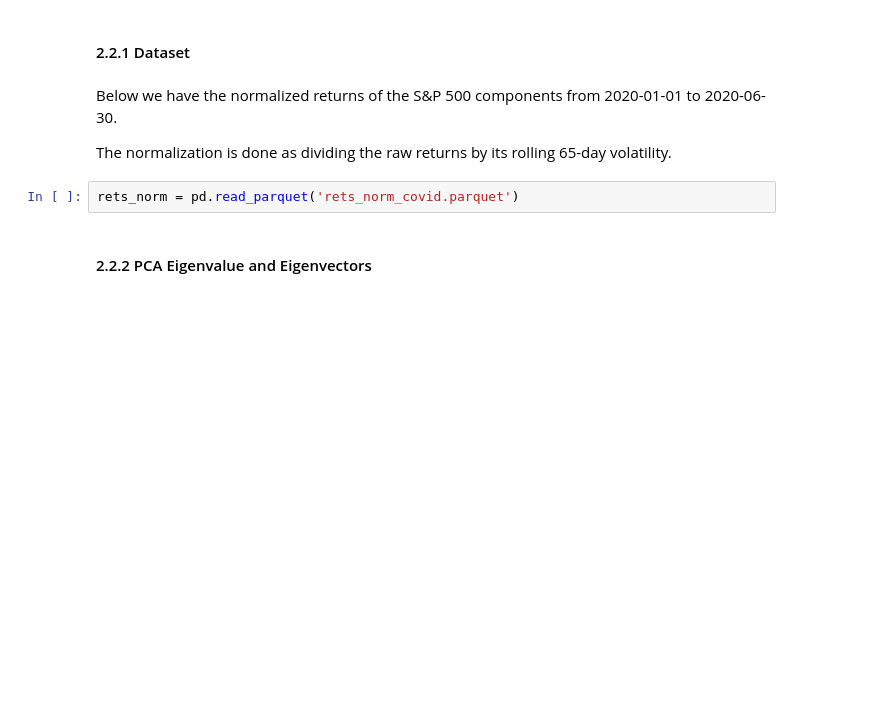
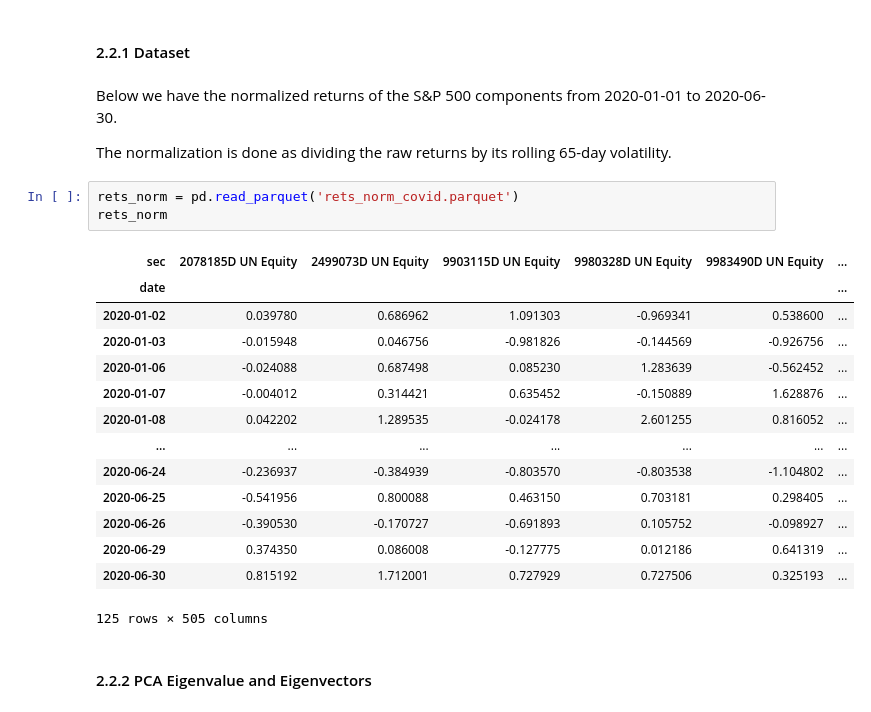
Before and after one commit to ccyccyjustin/NTU, a Jupyter notebook: NTU_Tutorial3.ipynb, the cells around one changed output. Saved outputs shown, nothing was run; the diff lists cells and outputs as text; blank space fills up the shorter version.

```diff
--- a/NTU_Tutorial3.ipynb
+++ b/NTU_Tutorial3.ipynb
@@ -143,6 +145,22 @@ Below we have the normalized returns of the S&P 500 components from 2020-01-01 t
 The normalization is done as dividing the raw returns by its rolling 65-day volatility.
 # %%
 rets_norm = pd.read_parquet('rets_norm_covid.parquet')
+rets_norm
+# %% [output]
+| sec | 2078185D UN Equity | 2499073D UN Equity | 9903115D UN Equity | 9980328D UN Equity | 9983490D UN Equity | ... |
+| date |  |  |  |  |  | ... |
+| 2020-01-02 | 0.039780 | 0.686962 | 1.091303 | -0.969341 | 0.538600 | ... |
+| 2020-01-03 | -0.015948 | 0.046756 | -0.981826 | -0.144569 | -0.926756 | ... |
+| 2020-01-06 | -0.024088 | 0.687498 | 0.085230 | 1.283639 | -0.562452 | ... |
+| 2020-01-07 | -0.004012 | 0.314421 | 0.635452 | -0.150889 | 1.628876 | ... |
+| 2020-01-08 | 0.042202 | 1.289535 | -0.024178 | 2.601255 | 0.816052 | ... |
+| ... | ... | ... | ... | ... | ... | ... |
+| 2020-06-24 | -0.236937 | -0.384939 | -0.803570 | -0.803538 | -1.104802 | ... |
+| 2020-06-25 | -0.541956 | 0.800088 | 0.463150 | 0.703181 | 0.298405 | ... |
+| 2020-06-26 | -0.390530 | -0.170727 | -0.691893 | 0.105752 | -0.098927 | ... |
+| 2020-06-29 | 0.374350 | 0.086008 | -0.127775 | 0.012186 | 0.641319 | ... |
+| 2020-06-30 | 0.815192 | 1.712001 | 0.727929 | 0.727506 | 0.325193 | ... |
+125 rows × 505 columns
 # %% [markdown]
 #### 2.2.2 PCA Eigenvalue and Eigenvectors
 # %%
```
Also changed, not shown: parts of 10 cells of this notebook, 8 other files.
